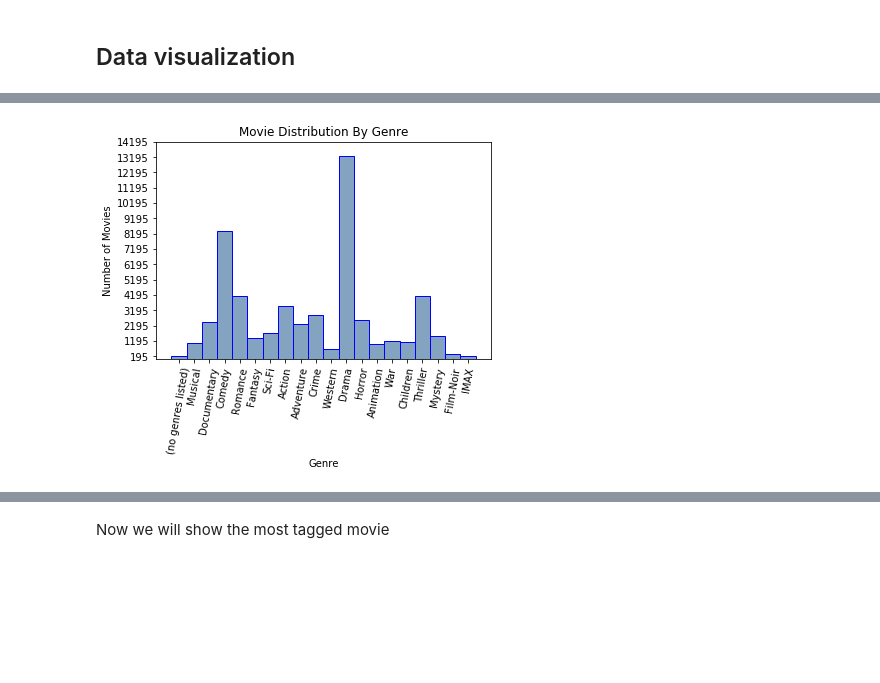
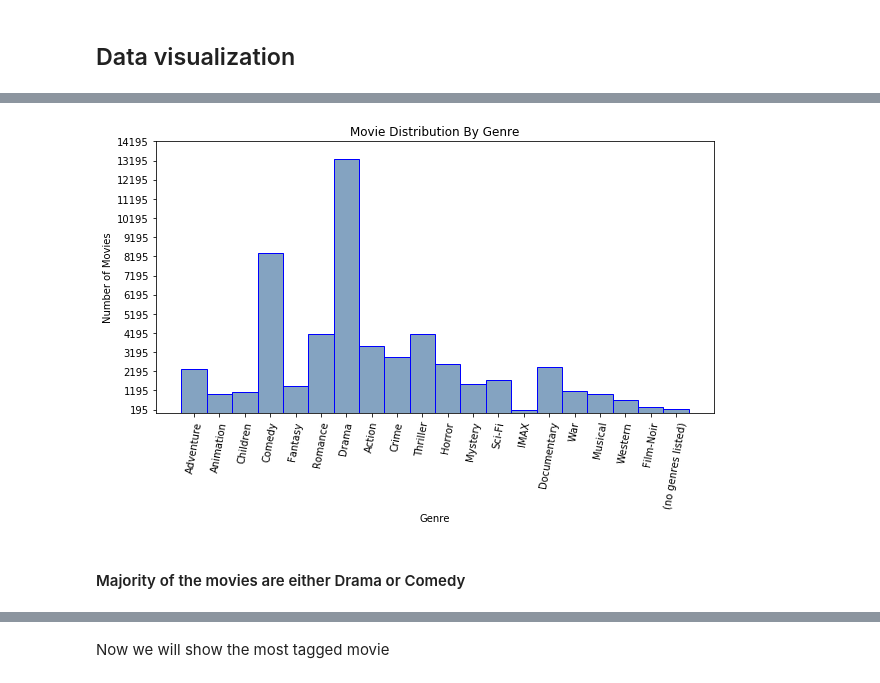
Before and after one commit to maliakber/algorithm-data-model-csc-501, a Jupyter notebook: source/csc-501-assignment-1-jupnote.ipynb, the cells around one changed output, grey strips where cells are left out. Saved outputs shown, nothing was run; the diff lists cells and outputs as text; code cells hidden in the pictures; blank space fills up the shorter version.

```diff
--- a/source/csc-501-assignment-1-jupnote.ipynb
+++ b/source/csc-501-assignment-1-jupnote.ipynb
@@ -117,3 +113,0 @@ movies['year'] = movies['year'].astype(int)  # sorting separately after cleaning
-# %%
-movies = movies.sort_values(by = 'year')
-movies
@@ -133,0 +116,6 @@ movies
+# %%
+movies['year'] = movies['year'].astype(int)
+moviesGenres = movies[['year','genres']].copy()
+del movies['genres']
+del ratings['timestamp']
+del tags['timestamp']
@@ -167,22 +166,26 @@ ratings_per_year()
 # %%
 def movies_per_genre():
     moviesGenreCount = dict()
-    for val in movies['genres'].values:
+    for val in moviesGenres['genres'].values:
         for genre in val.strip().split('|'):
             if genre in moviesGenreCount:
                 moviesGenreCount[genre] += 1
             else:
                 moviesGenreCount[genre] = 1
     x, y = moviesGenreCount.keys(), moviesGenreCount.values()  # unpack a list of pairs into two tuples
+    plt.figure(figsize=(10,5))
     plt.bar(x, y, width=1.0, facecolor=(0.2, 0.4, 0.6, 0.6), edgecolor='blue')
     plt.xticks(rotation=80)
     plt.yticks(np.arange(min(y), max(y) + 1000, 1000))
     plt.ylabel("Number of Movies")
     plt.xlabel("Genre")
     plt.title("Movie Distribution By Genre")
     plt.show()
+    return x
 
 
-movies_per_genre()
+diffMovieGenres = movies_per_genre()
 # %% [output]
-[figure, old version]
+[figure, new version]
+# %% [markdown]
+#### Majority of the movies are either Drama or Comedy
```
Also changed, not shown: parts of 26 cells of this notebook, 2 other files.
